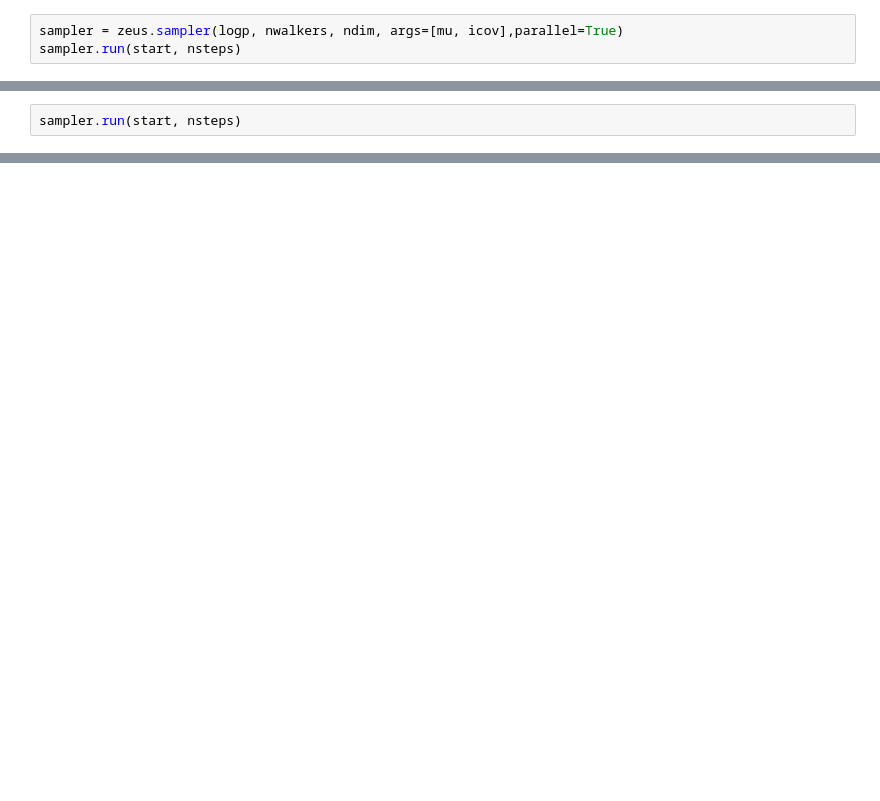
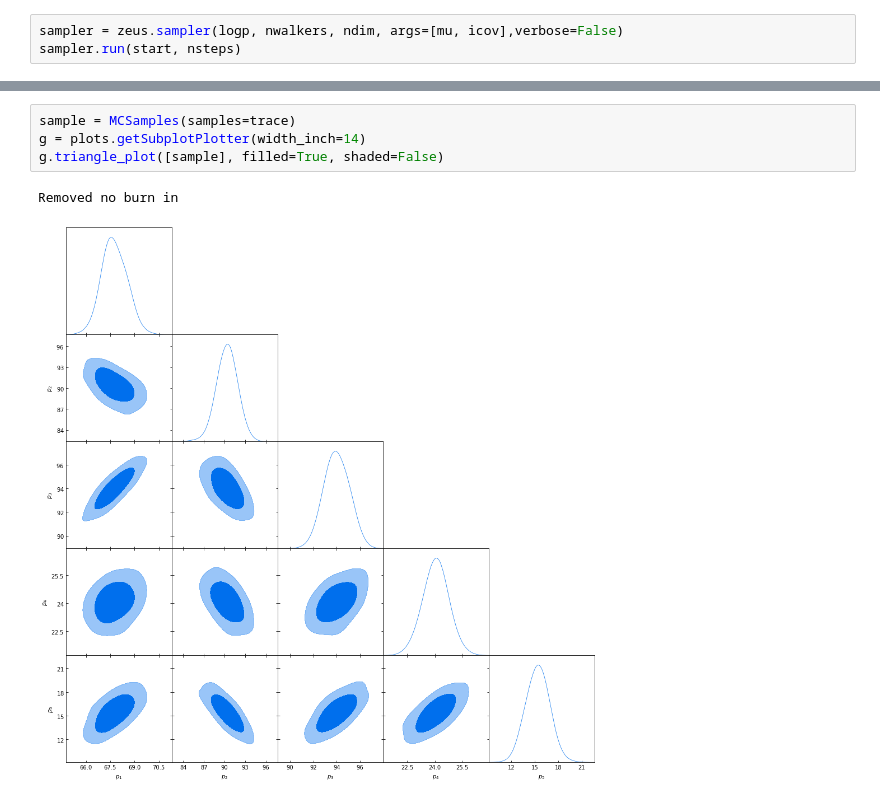
Before and after one commit to minaskar/zeus, a Jupyter notebook: examples/normal_distribution.ipynb, the cells around one changed output, grey strips where cells are left out. Drawn from its saved outputs; the diff is of its cells as text; blank space fills up the shorter version.

```diff
--- a/examples/normal_distribution.ipynb
+++ b/examples/normal_distribution.ipynb
@@ -39,3 +31,3 @@ start = np.random.rand(ndim)
 # %%
-sampler = zeus.sampler(logp, nwalkers, ndim, args=[mu, icov],parallel=True)
+sampler = zeus.sampler(logp, nwalkers, ndim, args=[mu, icov],verbose=False)
 sampler.run(start, nsteps)
@@ -61,2 +33,0 @@ KeyboardInterrupt:
-# %%
-sampler.run(start, nsteps)
@@ -90,0 +85,7 @@ print('ESS/LE:', (nwalkers * nsteps / act_mean_minas)/sampler.nlogp)
+# %%
+sample = MCSamples(samples=trace)
+g = plots.getSubplotPlotter(width_inch=14)
+g.triangle_plot([sample], filled=True, shaded=False)
+# %% [output]
+Removed no burn in
+[figure, added]
```
Also changed, not shown: parts of 8 cells of this notebook, 1 other file.
